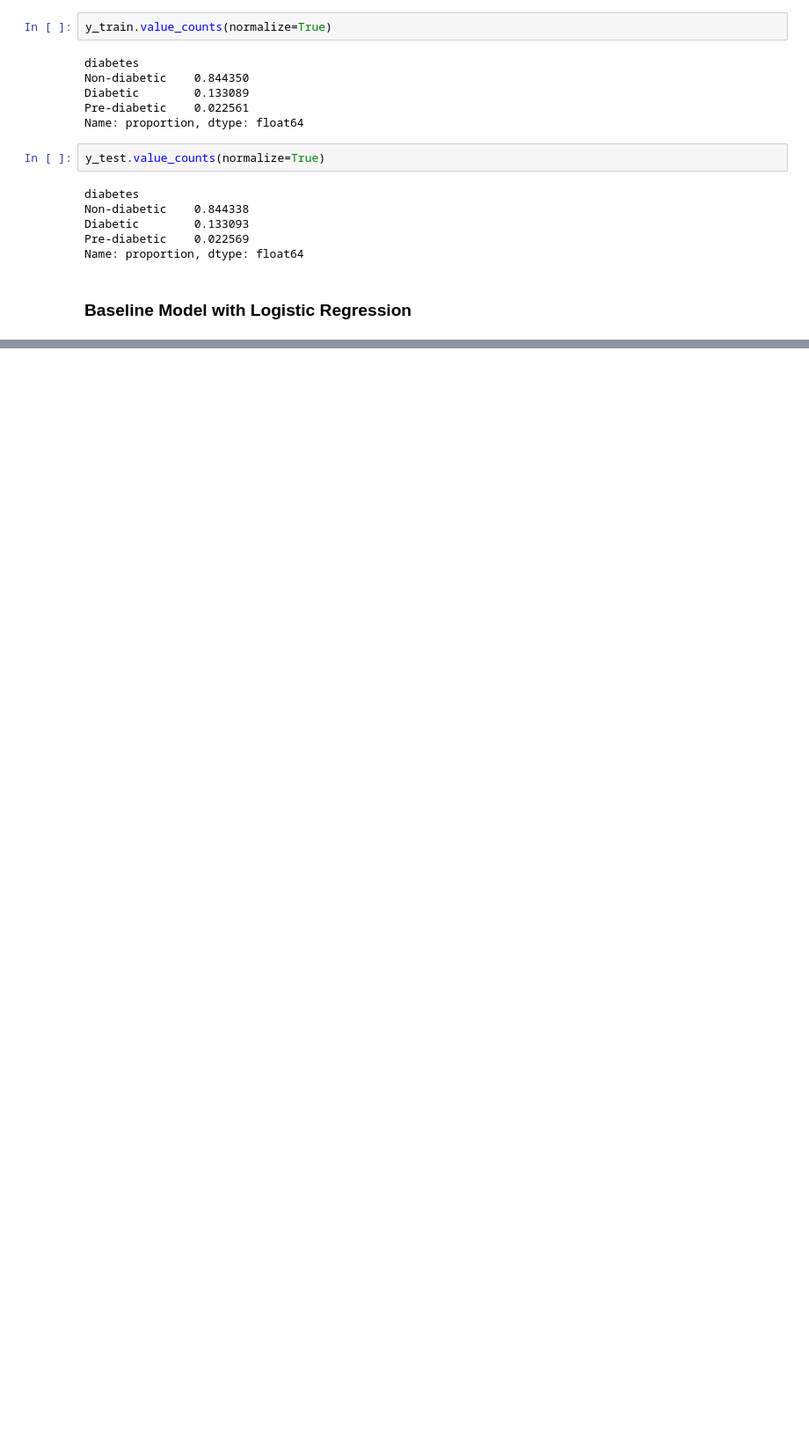
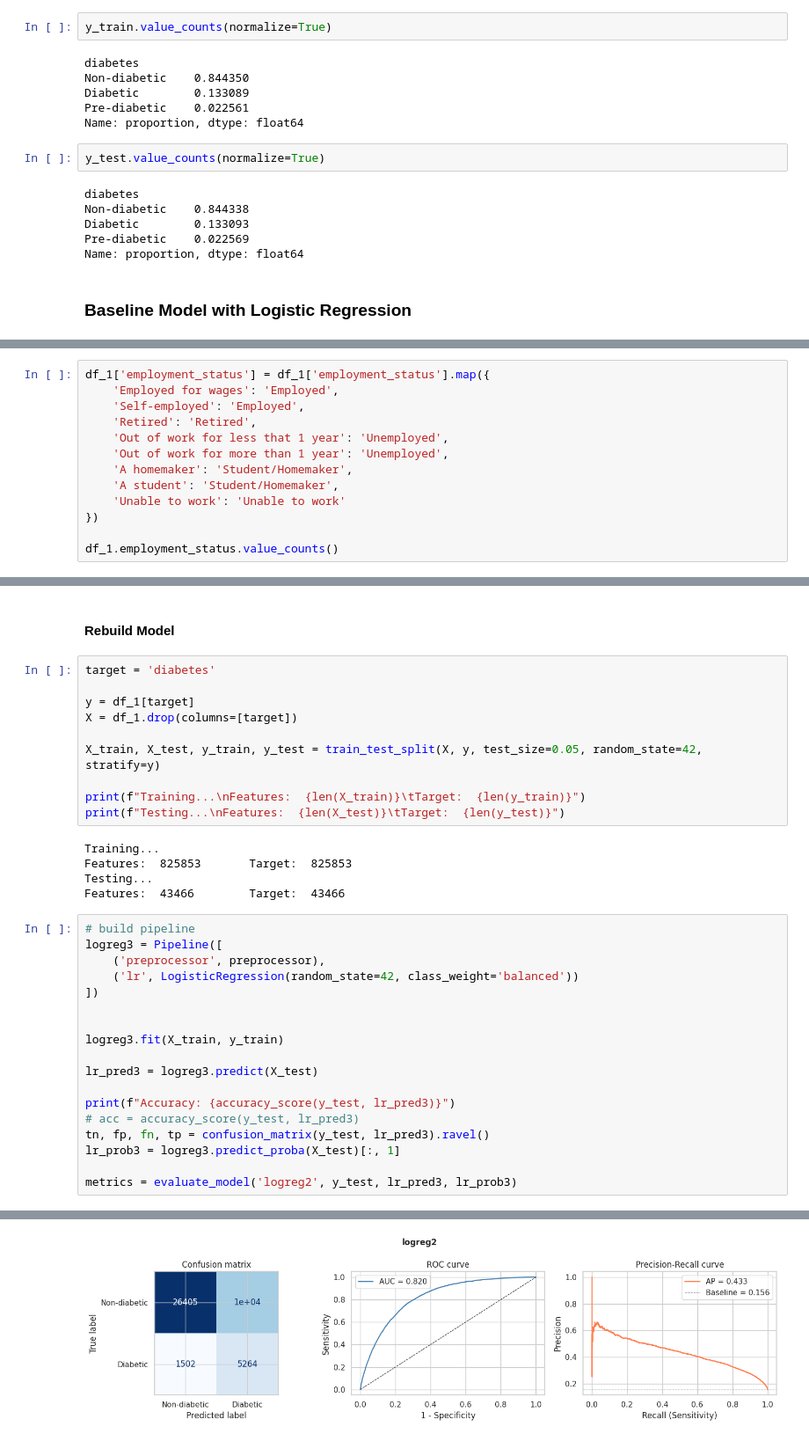
Before and after one commit to maradeben/wotosuga-core, a Jupyter notebook: model_building/model_notebook.ipynb, the cells around one changed output, grey strips where cells are left out. Shown at 88% size. Cells and saved outputs as stored; diff of their text form; blank space fills up the shorter version.

```diff
--- a/model_building/model_notebook.ipynb
+++ b/model_building/model_notebook.ipynb
@@ -304,0 +598,13 @@ ValueError: could not convert string to float: 'Female'
+# %%
+df_1['employment_status'] = df_1['employment_status'].map({
+    'Employed for wages': 'Employed',
+    'Self-employed': 'Employed',
+    'Retired': 'Retired',
+    'Out of work for less that 1 year': 'Unemployed',
+    'Out of work for more than 1 year': 'Unemployed',
+    'A homemaker': 'Student/Homemaker',
+    'A student': 'Student/Homemaker',
+    'Unable to work': 'Unable to work'
+})
+
+df_1.employment_status.value_counts()
@@ -304,0 +619,36 @@ ValueError: could not convert string to float: 'Female'
+# %% [markdown]
+#### Rebuild Model
+# %%
+target = 'diabetes'
+
+y = df_1[target]
+X = df_1.drop(columns=[target])
+
+X_train, X_test, y_train, y_test = train_test_split(X, y, test_size=0.05, random_state=42, stratify=y)
+
+print(f"Training...\nFeatures:  {len(X_train)}\tTarget:  {len(y_train)}")
+print(f"Testing...\nFeatures:  {len(X_test)}\tTarget:  {len(y_test)}")
+# %% [output]
+Training...
+Features:  825853       Target:  825853
+Testing...
+Features:  43466        Target:  43466
+# %%
+# build pipeline
+logreg3 = Pipeline([
+    ('preprocessor', preprocessor),
+    ('lr', LogisticRegression(random_state=42, class_weight='balanced'))
+])
+
+
+logreg3.fit(X_train, y_train)
+
+lr_pred3 = logreg3.predict(X_test)
+
+print(f"Accuracy: {accuracy_score(y_test, lr_pred3)}")
+# acc = accuracy_score(y_test, lr_pred3)
+tn, fp, fn, tp = confusion_matrix(y_test, lr_pred3).ravel()
+lr_prob3 = logreg3.predict_proba(X_test)[:, 1]
+
+metrics = evaluate_model('logreg2', y_test, lr_pred3, lr_prob3)
+# %% [output]
@@ -304,0 +669 @@ ValueError: could not convert string to float: 'Female'
+[figure, added]
```
Also changed, not shown: parts of 31 cells of this notebook, 2 other files.
